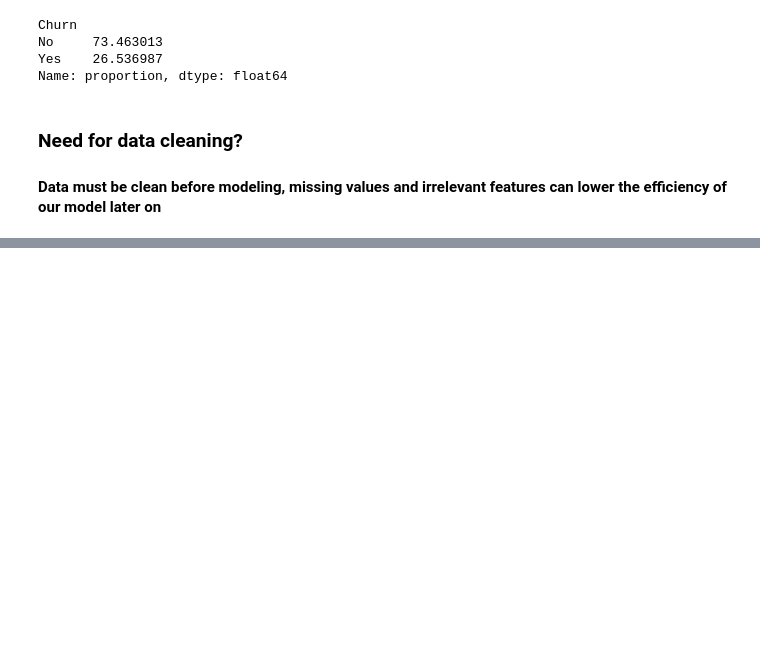
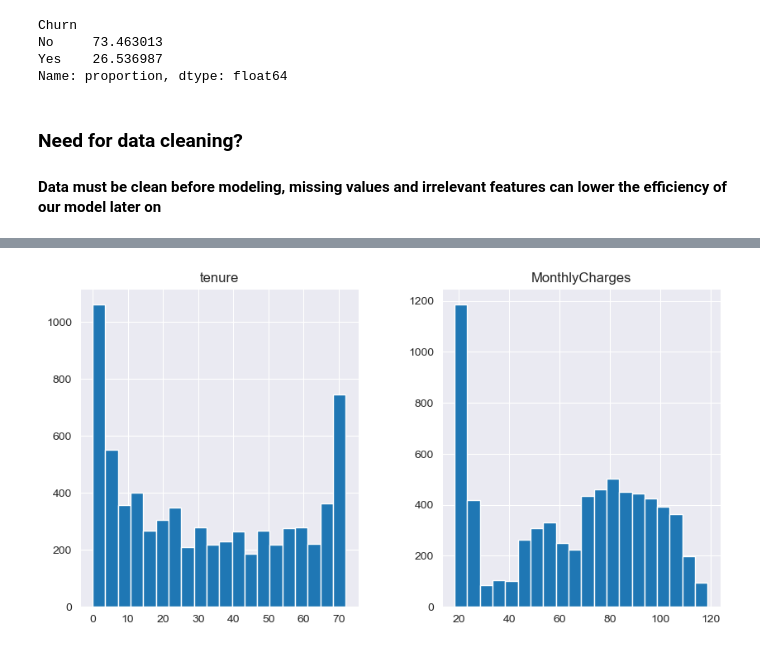
Before and after one commit to hassankhann18/customer_churn_prediction, a Jupyter notebook: notebooks/01_eda.ipynb, the cells around one changed output, grey strips where cells are left out. Drawn from its saved outputs; the diff is of its cells as text; code cells hidden in the pictures; blank space fills up the shorter version.

```diff
--- a/notebooks/01_eda.ipynb
+++ b/notebooks/01_eda.ipynb
@@ -74,0 +83,7 @@ df.to_csv("../data/Telco-Customer-Churn.csv", index=False)   # Saves the clean d
+# %%
+# Creating a histogram to represent the numerical values
+num_cols = ['tenure','MonthlyCharges','TotalCharges']
+df[num_cols].hist(bins=20, figsize=(10,5))
+plt.show()
+# %% [output]
+[figure, added]
```
Also changed, not shown: parts of 10 cells of this notebook.
